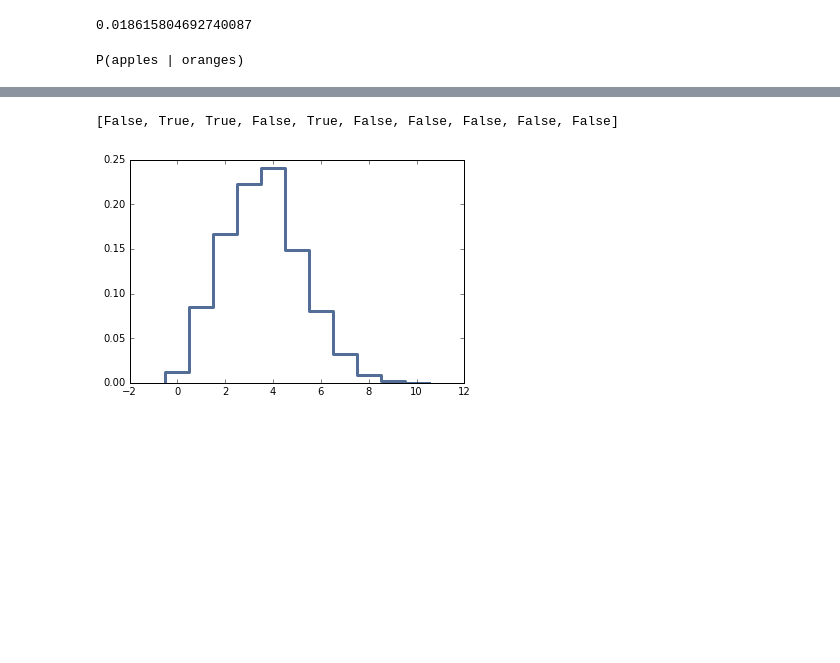
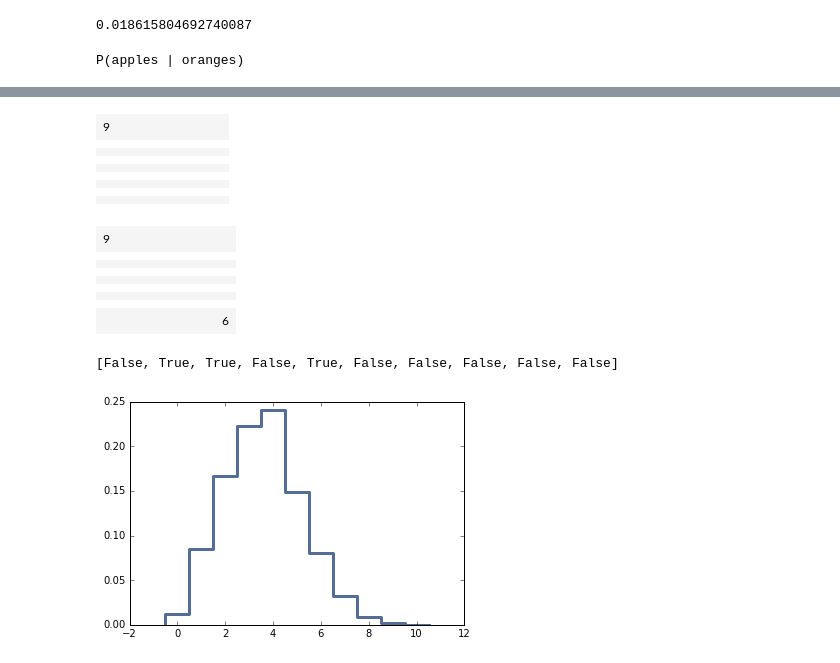
Before and after one commit to wolfd/ThinkBayes2, a Jupyter notebook: code/report03.ipynb, the cells around one changed output, grey strips where cells are left out. Cells and saved outputs as stored; diff of their text form; code cells hidden in the pictures; blank space fills up the shorter version.

```diff
--- a/code/report03.ipynb
+++ b/code/report03.ipynb
@@ -184,3 +337,33 @@ class Soduku(Suite, Joint):
+# %%
+s = Sudoku()
+
+s.Update((0,0,9))
+
+s
+# %% [output]
+| 9 |  |  |  |  |  |  |  |  |
+|  |  |  |  |  |  |  |  |  |
+|  |  |  |  |  |  |  |  |  |
+|  |  |  |  |  |  |  |  |  |
+|  |  |  |  |  |  |  |  |  |
+|  |  |  |  |  |  |  |  |  |
+|  |  |  |  |  |  |  |  |  |
+|  |  |  |  |  |  |  |  |  |
+|  |  |  |  |  |  |  |  |  |
+# %%
+s.Update((8,8,6))
+
+s
+# %% [output]
+| 9 |  |  |  |  |  |  |  |  |
+|  |  |  |  |  |  |  |  |  |
+|  |  |  |  |  |  |  |  |  |
+|  |  |  |  |  |  |  |  |  |
+|  |  |  |  |  |  |  |  |  |
+|  |  |  |  |  |  |  |  |  |
+|  |  |  |  |  |  |  |  |  |
+|  |  |  |  |  |  |  |  |  |
+|  |  |  |  |  |  |  |  | 6 |
 # %%
 import scipy.stats as stats
 
```
Also changed, not shown: parts of 7 cells of this notebook.
